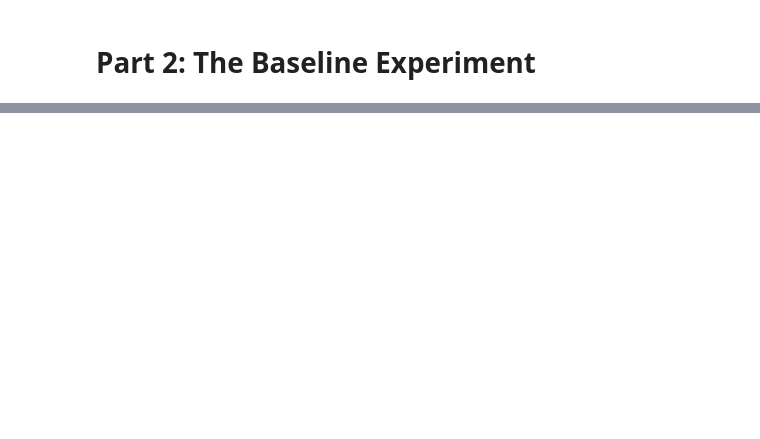
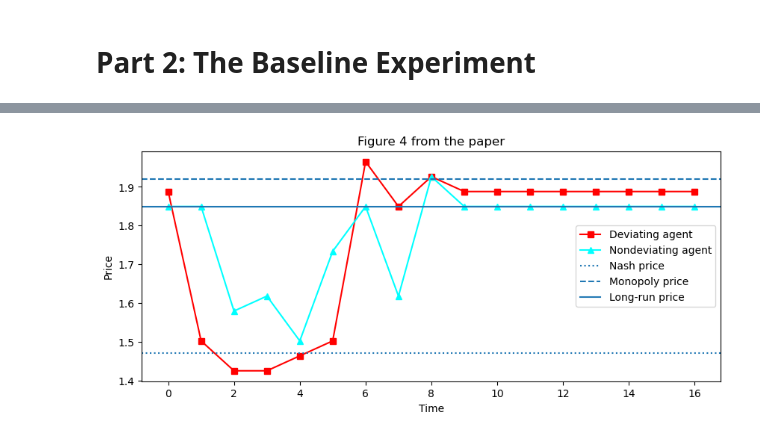
Before and after one commit to ChenTang01/Algorithmic_Collusion_in_Dynamic_Pricing, a Jupyter notebook: calvano2020artificial.ipynb, the cells around one changed output, grey strips where cells are left out. Cells and saved outputs as stored; diff of their text form; code cells hidden in the pictures; blank space fills up the shorter version.

```diff
--- a/calvano2020artificial.ipynb
+++ b/calvano2020artificial.ipynb
@@ -367,0 +384,32 @@ plt.show()
+# %%
+price1, price2 = [env.prices_log[-1][0]], [env.prices_log[-1][1]]
+action1, _ = agent1.action()
+agent2.last_action = 2
+states, rewards, _ = env.step((action1, 2), (_, True))
+agent1.update(states[0], rewards[0])
+agent2.update(states[1], rewards[1])
+price1.append(env.action_spaces[0][action1])
+price2.append(env.action_spaces[1][2])
+for i in range(15):
+    (action1, converge1), (action2, converge2) = agent1.action(), agent2.action()
+    states, rewards, converge = env.step((action1, action2), (converge1, converge2))
+    agent1.update(states[0], rewards[0])
+    agent2.update(states[1], rewards[1])
+    price1.append(env.action_spaces[0][action1])
+    price2.append(env.action_spaces[1][action2])
+# %%
+time = np.arange(len(price1))
+plt.figure(figsize=(10, 4))
+plt.plot(time, price2, color='r', label='Deviating agent', marker='s')
+plt.plot(time, price1, color='cyan', label='Nondeviating agent', marker='^')
+plt.axhline(y=env.nash[0] , linestyle='dotted', label='Nash price')
+plt.axhline(y=env.collusion[0] , linestyle='dashed', label='Monopoly price')
+plt.axhline(y=price1[0], linestyle='solid', label='Long-run price')
+
+plt.title('Figure 4 from the paper')
+plt.xlabel('Time')
+plt.ylabel('Price')
+plt.legend()
+plt.show()
+# %% [output]
+[figure, added]
```
Also changed, not shown: parts of 22 cells of this notebook, 6 other files.
